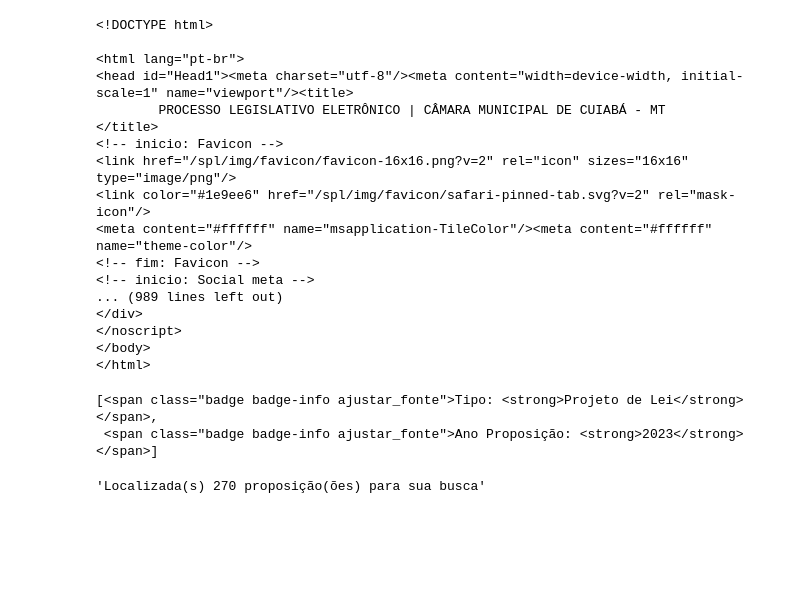
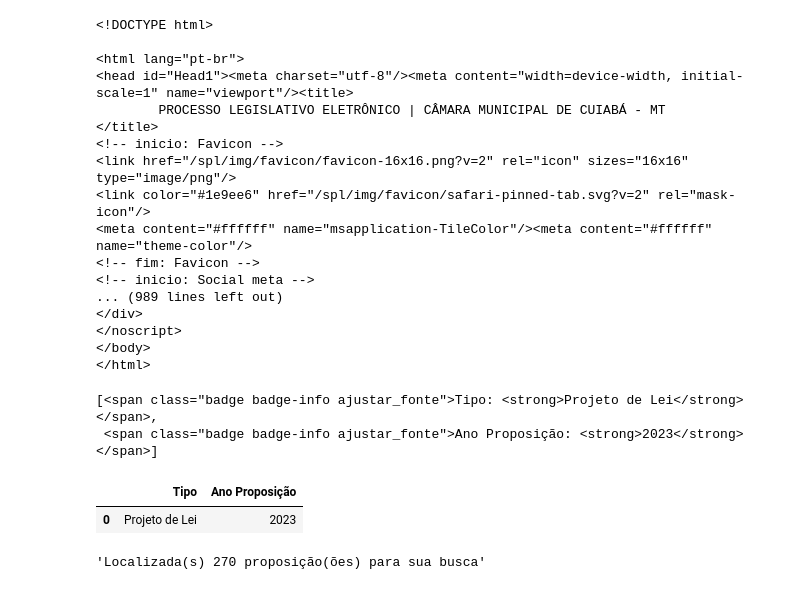
Before and after one commit to JonMaycon/DataScience, a Jupyter notebook: WS_CamaraVereadores_Cba.ipynb, the cells around one changed output. Saved outputs shown, nothing was run; the diff lists cells and outputs as text; code cells hidden in the pictures; blank space fills up the shorter version.

```diff
--- a/WS_CamaraVereadores_Cba.ipynb
+++ b/WS_CamaraVereadores_Cba.ipynb
@@ -60,6 +60,33 @@ ano_proposicoes
 # %% [output]
 [<span class="badge badge-info ajustar_fonte">Tipo: <strong>Projeto de Lei</strong></span>,
  <span class="badge badge-info ajustar_fonte">Ano Proposição: <strong>2023</strong></span>]
+# %%
+import pandas as pd
+
+# Sua lista de tags HTML
+lista_tags = [
+    '<span class="badge badge-info ajustar_fonte">Tipo: <strong>Projeto de Lei</strong></span>',
+    '<span class="badge badge-info ajustar_fonte">Ano Proposição: <strong>2023</strong></span>'
+]
+
+# Extrair as informações e criar um dicionário
+data = {
+    'Tipo': [tag.split('<strong>')[1].split('</strong>')[0]
+             for tag in lista_tags if 'Tipo' in tag],
+    'Ano Proposição': [tag.split('<strong>')[1].split('</strong>')[0]
+                       for tag in lista_tags
+                       if 'Ano Proposição' in tag]
+}
+
+# Criar o DataFrame
+df = pd.DataFrame(data)
+
+
+# Exibir o DataFrame
+df
+# %% [output]
+|  | Tipo | Ano Proposição |
+| 0 | Projeto de Lei | 2023 |
 # %%
 #Busca Tag Contagem:
 pagina_contagem = soup.find('div' , {'class': 'subheader-contagem'}).get_text()
```
Also changed, not shown: parts of 1 cell of this notebook.
